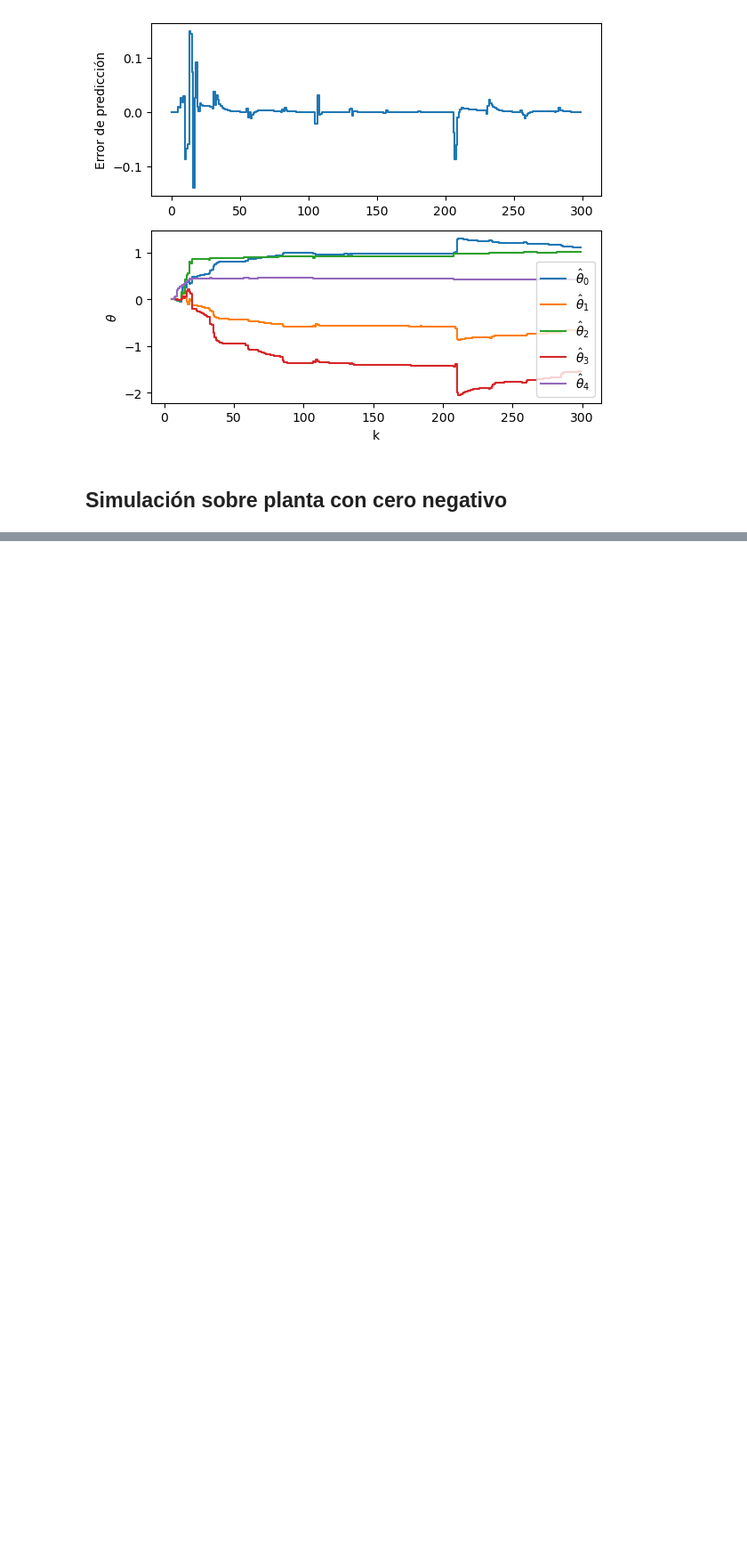
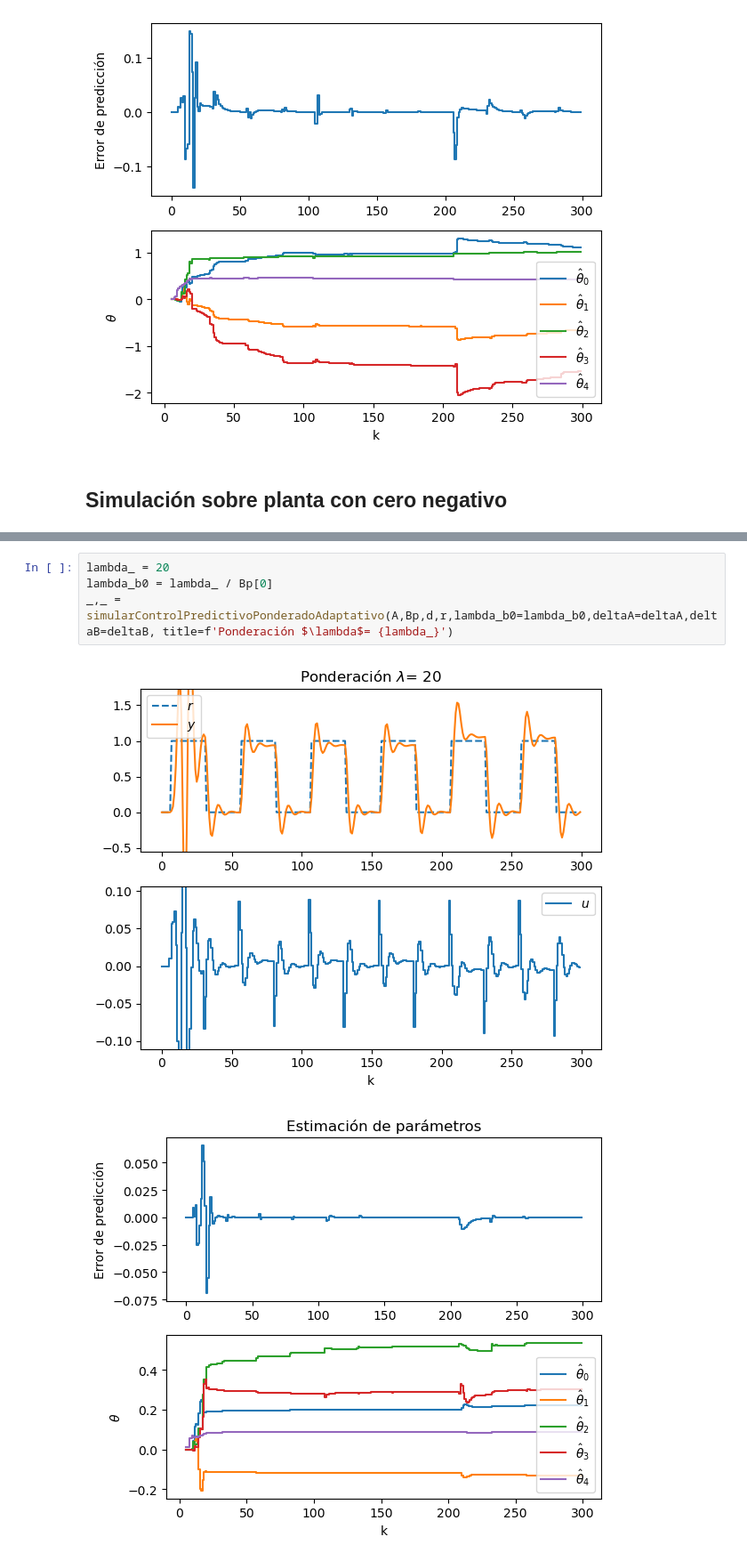
Before and after one commit to pgonfiuba/ica, a Jupyter notebook: 9. Predictivos/control_predictivo_adaptativo.ipynb, the cells around one changed output, grey strips where cells are left out. Shown at 89% size. Drawn from its saved outputs; the diff is of its cells as text; blank space fills up the shorter version.

```diff
--- a/9. Predictivos/control_predictivo_adaptativo.ipynb
+++ b/9. Predictivos/control_predictivo_adaptativo.ipynb
@@ -175,0 +187,7 @@ _,_ = simularControlPredictivoAdaptativo(A,Bp,d,r,deltaA=deltaA,deltaB=deltaB)
+# %%
+lambda_ = 20
+lambda_b0 = lambda_ / Bp[0]
+_,_ = simularControlPredictivoPonderadoAdaptativo(A,Bp,d,r,lambda_b0=lambda_b0,deltaA=deltaA,deltaB=deltaB, title=f'Ponderación $\lambda$= {lambda_}')
+# %% [output]
+[figure, added]
+[figure, added]
```
Also changed, not shown: parts of 4 cells of this notebook, 1 other file.
